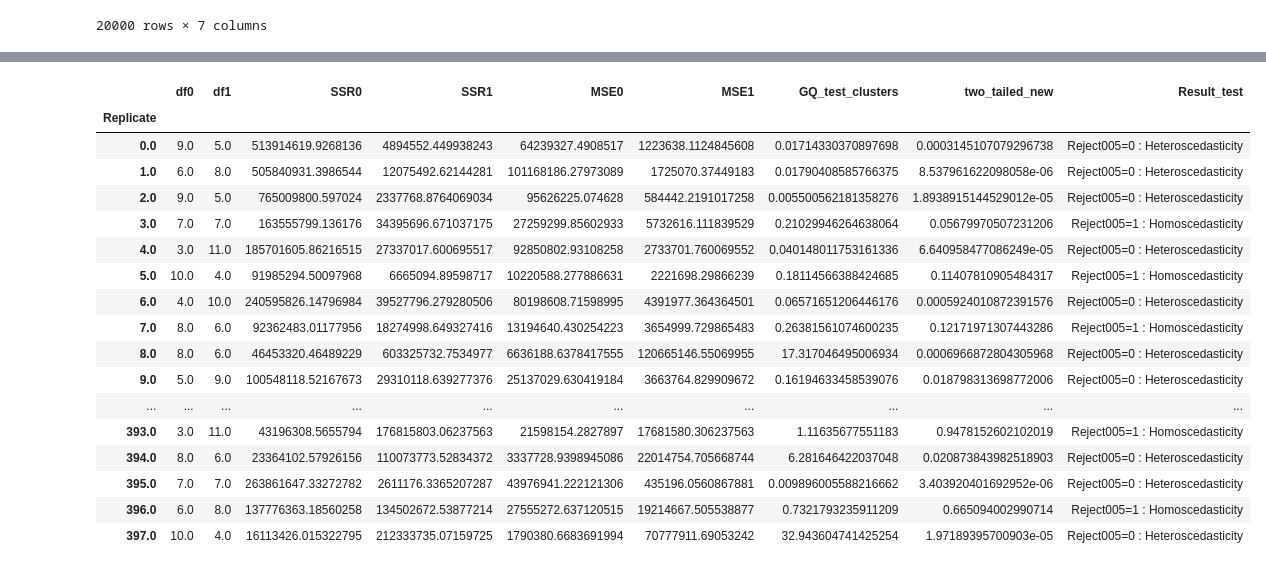
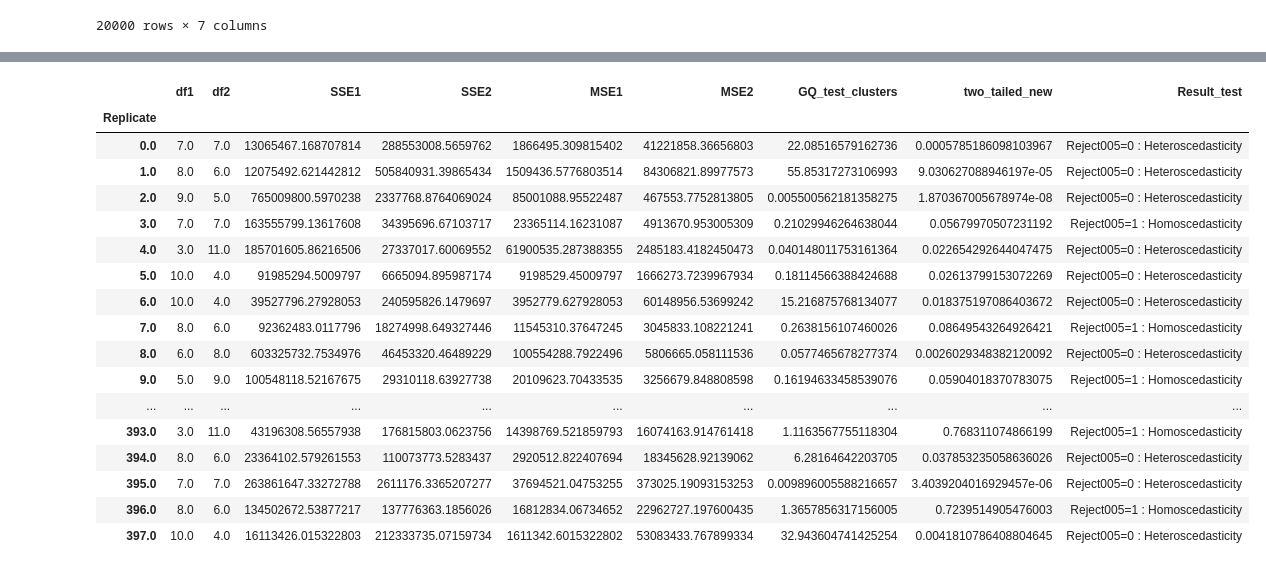
Before and after one commit to iam-fern/Generate_multiplication, a Jupyter notebook: GQtest_cluster_data_multi_delta_(4)_n20_05.ipynb, the cells around one changed output, grey strips where cells are left out. Drawn from its saved outputs; the diff is of its cells as text; code cells hidden in the pictures.

```diff
--- a/GQtest_cluster_data_multi_delta_(4)_n20_05.ipynb
+++ b/GQtest_cluster_data_multi_delta_(4)_n20_05.ipynb
@@ -252,39 +284,39 @@ result.astype(str)
 # %%
 # สร้างตารางผลลัพธ์
 alpha = 0.05
 pd.set_option('display.max_rows', 1000)
 pd.set_option('display.max_columns', 1000)
 pd.set_option('display.width', 1000)
-result=pd.DataFrame({"Replicate":list_replicate, "df0":list_df0, "df1":list_df1, "SSR0":list_SSR0,
-                     "SSR1":list_SSR1, "MSE0":list_MSE0, "MSE1":list_MSE1,
-                     "GQ_test_clusters":list_GQ_test_clusters, "two_tailed":list_two_tailed, "greater":list_p_greater})
+result=pd.DataFrame({"Replicate":list_replicate, "df1":list_df1, "df2":list_df2, "SSE1":list_SSE1,
+                     "SSE2":list_SSE2, "MSE1":list_MSE1, "MSE2":list_MSE2,
+                     "GQ_test_clusters":list_GQ_test_clusters, "two_tailed":list_two_tailed, "greater":list_p_greater, "less":list_p_less})
 result.set_index(['Replicate'], inplace=True)
 
-result['two_tailed_new']=result[["two_tailed","greater"]].apply(lambda value: value[0] if value[0]<0.5 else 2*value[1], axis=1)
+result['two_tailed_new']=result[["two_tailed","greater","less"]].apply(lambda value: value[0] if value[0]<0.5 else (2*value[1] if value[1]<0.5 else 2*value[2]) , axis=1)
 result["Result_test"]=result["two_tailed_new"].apply(lambda p_value: 'Reject005=0 : Heteroscedasticity'
-                                                                  if p_value < alpha else 'Reject005=1 : Homoscedasticity')
+                                                     if p_value < alpha else 'Reject005=1 : Homoscedasticity')
 #two_tailed_new_show=two_tailed_new.drop(columns="greater")
-result_show=result.drop(columns=["two_tailed", "greater"])
+result_show=result.drop(columns=["two_tailed", "greater", "less"])
 result_show.astype(str)
 # %% [output]
-|  | df0 | df1 | SSR0 | SSR1 | MSE0 | MSE1 | GQ_test_clusters | two_tailed_new | Result_test |
+|  | df1 | df2 | SSE1 | SSE2 | MSE1 | MSE2 | GQ_test_clusters | two_tailed_new | Result_test |
 | Replicate |  |  |  |  |  |  |  |  |  |
-| 0.0 | 9.0 | 5.0 | 513914619.9268136 | 4894552.449938243 | 64239327.4908517 | 1223638.1124845608 | 0.01714330370897698 | 0.0003145107079296738 | Reject005=0 : Heteroscedasticity |
-| 1.0 | 6.0 | 8.0 | 505840931.3986544 | 12075492.62144281 | 101168186.27973089 | 1725070.37449183 | 0.01790408585766375 | 8.537961622098058e-06 | Reject005=0 : Heteroscedasticity |
-| 2.0 | 9.0 | 5.0 | 765009800.597024 | 2337768.8764069034 | 95626225.074628 | 584442.2191017258 | 0.005500562181358276 | 1.8938915144529012e-05 | Reject005=0 : Heteroscedasticity |
-| 3.0 | 7.0 | 7.0 | 163555799.136176 | 34395696.671037175 | 27259299.85602933 | 5732616.111839529 | 0.21029946264638064 | 0.05679970507231206 | Reject005=1 : Homoscedasticity |
-| 4.0 | 3.0 | 11.0 | 185701605.86216515 | 27337017.600695517 | 92850802.93108258 | 2733701.760069552 | 0.040148011753161336 | 6.640958477086249e-05 | Reject005=0 : Heteroscedasticity |
-| 5.0 | 10.0 | 4.0 | 91985294.50097968 | 6665094.89598717 | 10220588.277886631 | 2221698.29866239 | 0.18114566388424685 | 0.11407810905484317 | Reject005=1 : Homoscedasticity |
-| 6.0 | 4.0 | 10.0 | 240595826.14796984 | 39527796.279280506 | 80198608.71598995 | 4391977.364364501 | 0.06571651206446176 | 0.0005924010872391576 | Reject005=0 : Heteroscedasticity |
-| 7.0 | 8.0 | 6.0 | 92362483.01177956 | 18274998.649327416 | 13194640.430254223 | 3654999.729865483 | 0.26381561074600235 | 0.12171971307443286 | Reject005=1 : Homoscedasticity |
-| 8.0 | 8.0 | 6.0 | 46453320.46489229 | 603325732.7534977 | 6636188.6378417555 | 120665146.55069955 | 17.317046495006934 | 0.0006966872804305968 | Reject005=0 : Heteroscedasticity |
-| 9.0 | 5.0 | 9.0 | 100548118.52167673 | 29310118.639277376 | 25137029.630419184 | 3663764.829909672 | 0.16194633458539076 | 0.018798313698772006 | Reject005=0 : Heteroscedasticity |
+| 0.0 | 7.0 | 7.0 | 13065467.168707814 | 288553008.5659762 | 1866495.309815402 | 41221858.36656803 | 22.08516579162736 | 0.0005785186098103967 | Reject005=0 : Heteroscedasticity |
+| 1.0 | 8.0 | 6.0 | 12075492.621442812 | 505840931.39865434 | 1509436.5776803514 | 84306821.89977573 | 55.85317273106993 | 9.030627088946197e-05 | Reject005=0 : Heteroscedasticity |
+| 2.0 | 9.0 | 5.0 | 765009800.5970238 | 2337768.8764069024 | 85001088.95522487 | 467553.7752813805 | 0.005500562181358275 | 1.870367005678974e-08 | Reject005=0 : Heteroscedasticity |
+| 3.0 | 7.0 | 7.0 | 163555799.13617608 | 34395696.67103717 | 23365114.16231087 | 4913670.953005309 | 0.21029946264638044 | 0.05679970507231192 | Reject005=1 : Homoscedasticity |
+| 4.0 | 3.0 | 11.0 | 185701605.86216506 | 27337017.60069552 | 61900535.287388355 | 2485183.4182450473 | 0.040148011753161364 | 0.022654292644047475 | Reject005=0 : Heteroscedasticity |
+| 5.0 | 10.0 | 4.0 | 91985294.5009797 | 6665094.895987174 | 9198529.45009797 | 1666273.7239967934 | 0.18114566388424688 | 0.02613799153072269 | Reject005=0 : Heteroscedasticity |
+| 6.0 | 10.0 | 4.0 | 39527796.27928053 | 240595826.1479697 | 3952779.627928053 | 60148956.53699242 | 15.216875768134077 | 0.018375197086403672 | Reject005=0 : Heteroscedasticity |
+| 7.0 | 8.0 | 6.0 | 92362483.0117796 | 18274998.649327446 | 11545310.37647245 | 3045833.108221241 | 0.2638156107460026 | 0.08649543264926421 | Reject005=1 : Homoscedasticity |
+| 8.0 | 6.0 | 8.0 | 603325732.7534976 | 46453320.46489229 | 100554288.7922496 | 5806665.058111536 | 0.0577465678277374 | 0.0026029348382120092 | Reject005=0 : Heteroscedasticity |
+| 9.0 | 5.0 | 9.0 | 100548118.52167675 | 29310118.63927738 | 20109623.70433535 | 3256679.848808598 | 0.16194633458539076 | 0.05904018370783075 | Reject005=1 : Homoscedasticity |
 | ... | ... | ... | ... | ... | ... | ... | ... | ... | ... |
-| 393.0 | 3.0 | 11.0 | 43196308.5655794 | 176815803.06237563 | 21598154.2827897 | 17681580.306237563 | 1.11635677551183 | 0.9478152602102019 | Reject005=1 : Homoscedasticity |
-| 394.0 | 8.0 | 6.0 | 23364102.57926156 | 110073773.52834372 | 3337728.9398945086 | 22014754.705668744 | 6.281646422037048 | 0.020873843982518903 | Reject005=0 : Heteroscedasticity |
-| 395.0 | 7.0 | 7.0 | 263861647.33272782 | 2611176.3365207287 | 43976941.222121306 | 435196.0560867881 | 0.009896005588216662 | 3.403920401692952e-06 | Reject005=0 : Heteroscedasticity |
-| 396.0 | 6.0 | 8.0 | 137776363.18560258 | 134502672.53877214 | 27555272.637120515 | 19214667.505538877 | 0.7321793235911209 | 0.665094002990714 | Reject005=1 : Homoscedasticity |
-| 397.0 | 10.0 | 4.0 | 16113426.015322795 | 212333735.07159725 | 1790380.6683691994 | 70777911.69053242 | 32.943604741425254 | 1.97189395700903e-05 | Reject005=0 : Heteroscedasticity |
+| 393.0 | 3.0 | 11.0 | 43196308.56557938 | 176815803.0623756 | 14398769.521859793 | 16074163.914761418 | 1.1163567755118304 | 0.768311074866199 | Reject005=1 : Homoscedasticity |
+| 394.0 | 8.0 | 6.0 | 23364102.579261553 | 110073773.5283437 | 2920512.822407694 | 18345628.92139062 | 6.28164642203705 | 0.037853235058636026 | Reject005=0 : Heteroscedasticity |
+| 395.0 | 7.0 | 7.0 | 263861647.33272788 | 2611176.3365207277 | 37694521.04753255 | 373025.19093153253 | 0.009896005588216657 | 3.4039204016929457e-06 | Reject005=0 : Heteroscedasticity |
+| 396.0 | 8.0 | 6.0 | 134502672.53877217 | 137776363.1856026 | 16812834.06734652 | 22962727.197600435 | 1.3657856317156005 | 0.7239514905476003 | Reject005=1 : Homoscedasticity |
+| 397.0 | 10.0 | 4.0 | 16113426.015322803 | 212333735.07159734 | 1611342.6015322802 | 53083433.767899334 | 32.943604741425254 | 0.0041810786408804645 | Reject005=0 : Heteroscedasticity |
 # %%
 result_show['Result_test'].value_counts()
 # %% [output]
```
Also changed, not shown: parts of 5 cells of this notebook.
